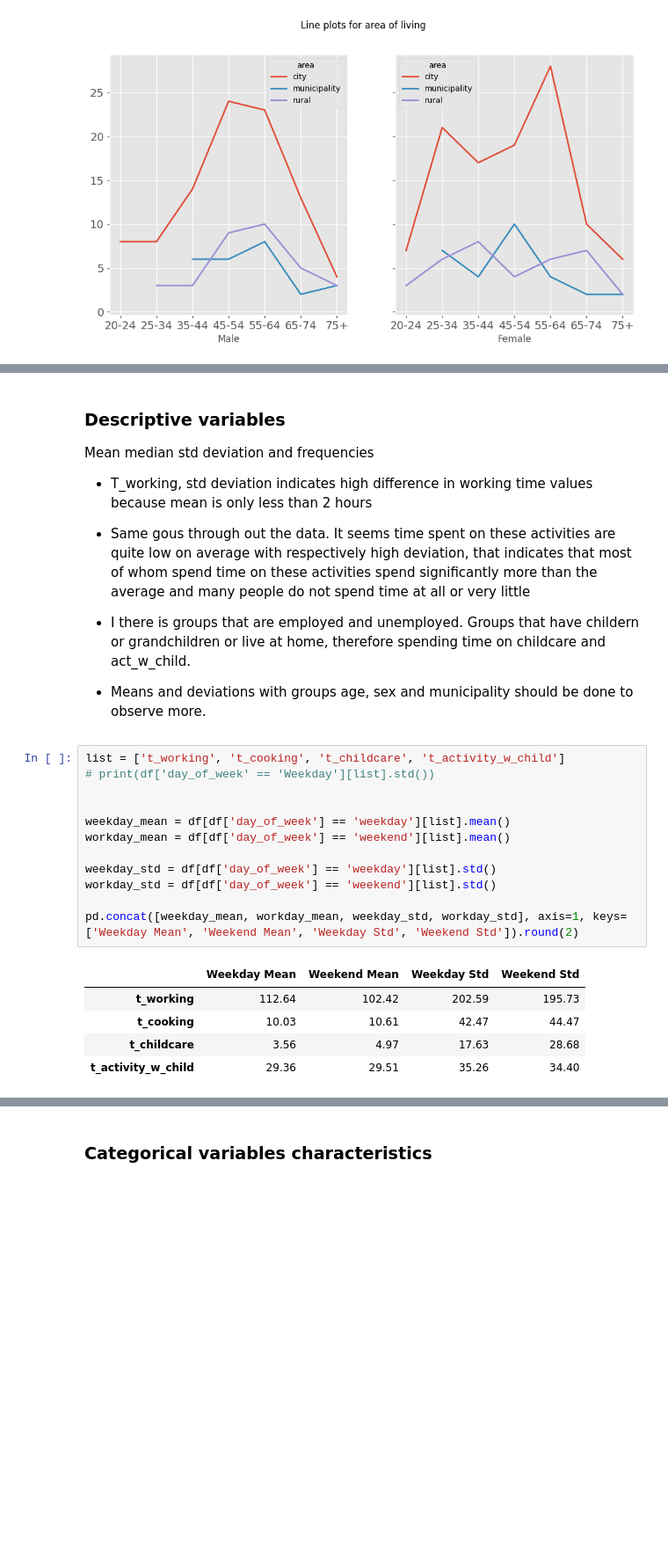
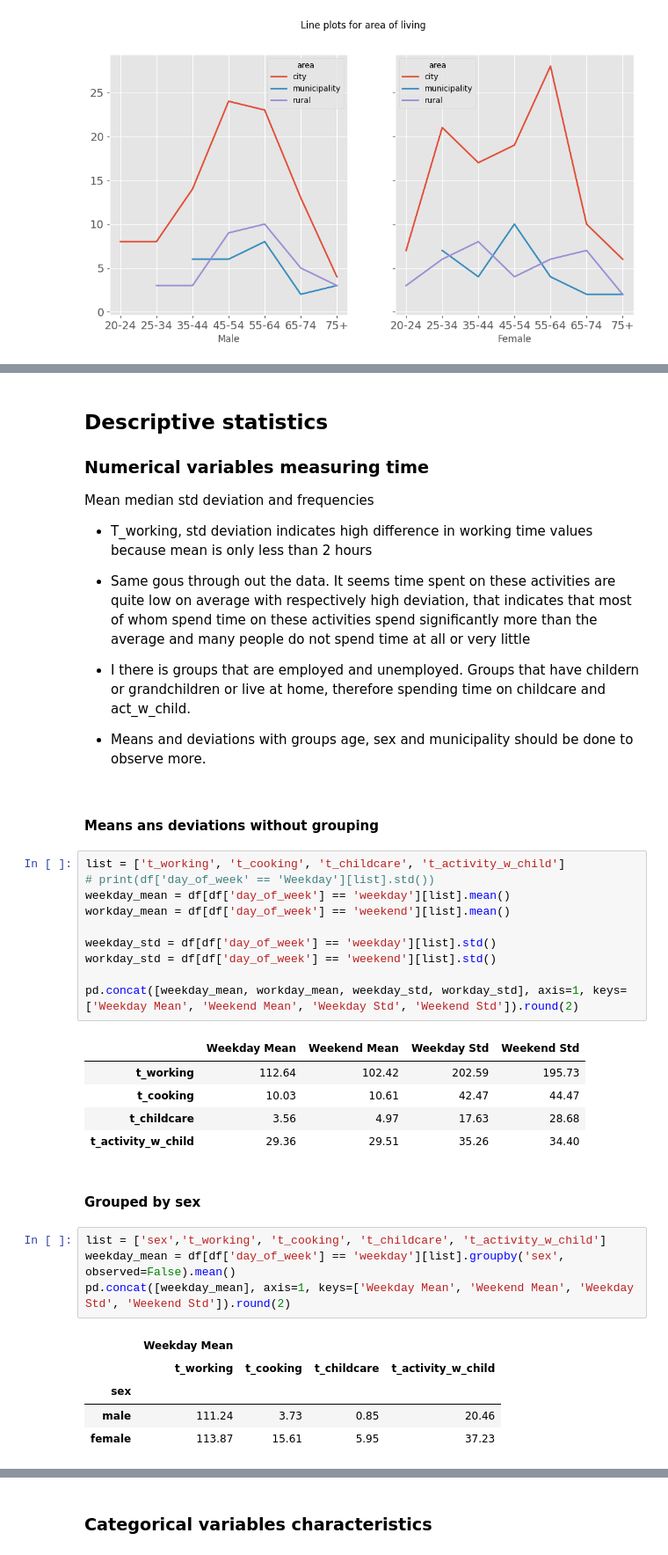
Before and after one commit to arttusamuel/statisical_data_analysis, a Jupyter notebook: stat-data-project/data-cleaning.ipynb, the cells around one changed output, grey strips where cells are left out. Shown: that part at 88% size. Cells and saved outputs as stored; diff of their text form; blank space fills up the shorter version.

```diff
--- a/stat-data-project/data-cleaning.ipynb
+++ b/stat-data-project/data-cleaning.ipynb
@@ -527,5 +525,6 @@ ratio
 # %% [markdown]
-### Descriptive variables
+## Descriptive statistics
+### Numerical variables measuring time
 Mean median std deviation and frequencies
 
 - T_working, std deviation indicates high difference in working time values because mean is only less than 2 hours
@@ -535,11 +534,11 @@ Mean median std deviation and frequencies
 - I there is groups that are employed and unemployed. Groups that have childern or grandchildren or live at home, therefore spending time on childcare and act_w_child.
 
 - Means and deviations with groups age, sex and municipality should be done to observe more.
+# %% [markdown]
+#### Means ans deviations without grouping
 # %%
 list = ['t_working', 't_cooking', 't_childcare', 't_activity_w_child']
 # print(df['day_of_week' == 'Weekday'][list].std())
-
-
 weekday_mean = df[df['day_of_week'] == 'weekday'][list].mean()
 workday_mean = df[df['day_of_week'] == 'weekend'][list].mean()
 
@@ -553,3 +552,15 @@ pd.concat([weekday_mean, workday_mean, weekday_std, workday_std], axis=1, keys=[
 | t_cooking | 10.03 | 10.61 | 42.47 | 44.47 |
 | t_childcare | 3.56 | 4.97 | 17.63 | 28.68 |
 | t_activity_w_child | 29.36 | 29.51 | 35.26 | 34.40 |
+# %% [markdown]
+#### Grouped by sex
+# %%
+list = ['sex','t_working', 't_cooking', 't_childcare', 't_activity_w_child']
+weekday_mean = df[df['day_of_week'] == 'weekday'][list].groupby('sex', observed=False).mean()
+pd.concat([weekday_mean], axis=1, keys=['Weekday Mean', 'Weekend Mean', 'Weekday Std', 'Weekend Std']).round(2)
+# %% [output]
+|  | Weekday Mean |  |  |  |
+|  | t_working | t_cooking | t_childcare | t_activity_w_child |
+| sex |  |  |  |  |
+| male | 111.24 | 3.73 | 0.85 | 20.46 |
+| female | 113.87 | 15.61 | 5.95 | 37.23 |
```
Also changed, not shown: parts of 6 cells of this notebook.
